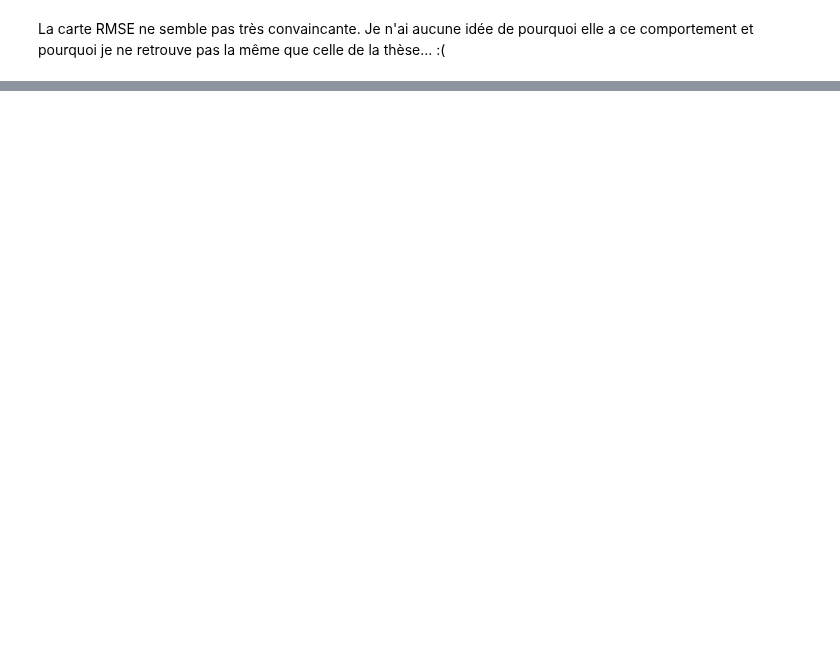
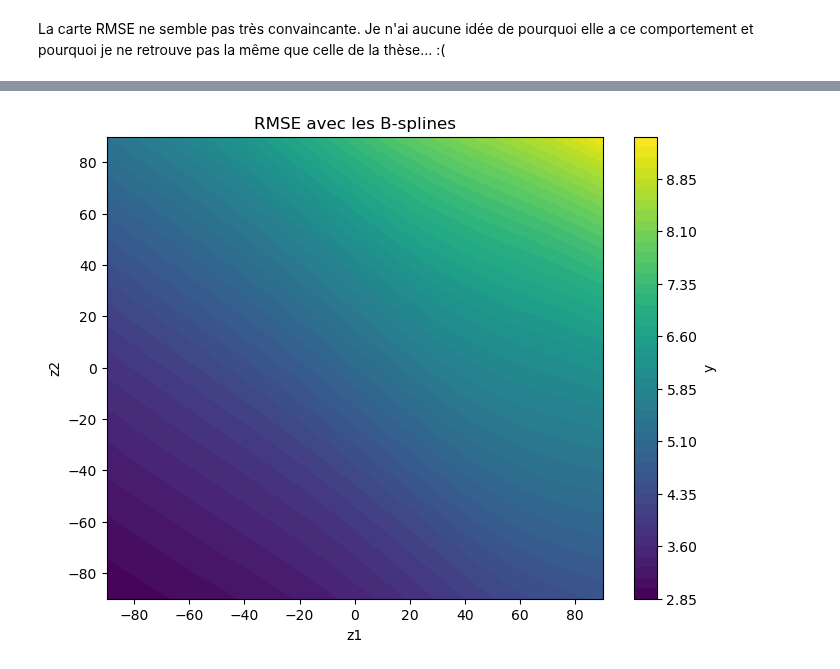
Before and after one commit to Viictordvd/Vigilance-Vagues-Submersion, a Jupyter notebook: campbell.ipynb, the cells around one changed output, grey strips where cells are left out. Cells and saved outputs as stored; diff of their text form; code cells hidden in the pictures; blank space fills up the shorter version.

Commit message:
Add B-splines decomposition

```diff
--- a/campbell.ipynb
+++ b/campbell.ipynb
@@ -110,0 +114,3 @@ La carte RMSE ne semble pas très convaincante. Je n'ai aucune idée de pourquoi
+# %%
+t1=np.array([-90,-90,-80,-70,-60,-50,-40,-30,-20,-10,0,10,20,30,40,50,60,70,80,90,90])
+Y_test_reconstruct_Bsplines,Var_Y_reconstruct_Bsplines = BsplinesDecomposition(x_train, x_test, y_train, t1, t1, [theta,sigma], kernel)
@@ -110,0 +169,14 @@ La carte RMSE ne semble pas très convaincante. Je n'ai aucune idée de pourquoi
+# %%
+# y_test et Y_test_reconstruct ont la forme (n_test, n_grid*n_grid) = (1000, 4096)
+rmse_per_pixel = np.sqrt(np.mean((y_test - Y_test_reconstruct_Bsplines)**2, axis=0)) #formule (3.17) page 46 de la thèse
+RMSE_map = rmse_per_pixel.reshape((n_grid, n_grid))
+
+plt.figure(figsize=(8, 6))
+contour = plt.contourf(Z1, Z2, RMSE_map, levels=50)
+plt.colorbar(contour, label='y')
+plt.xlabel('z1')
+plt.ylabel('z2')
+plt.title(f'RMSE avec les B-splines')
+plt.show()
+# %% [output]
+[figure, added]
```
Also changed, not shown: parts of 6 cells of this notebook, 1 other file.
